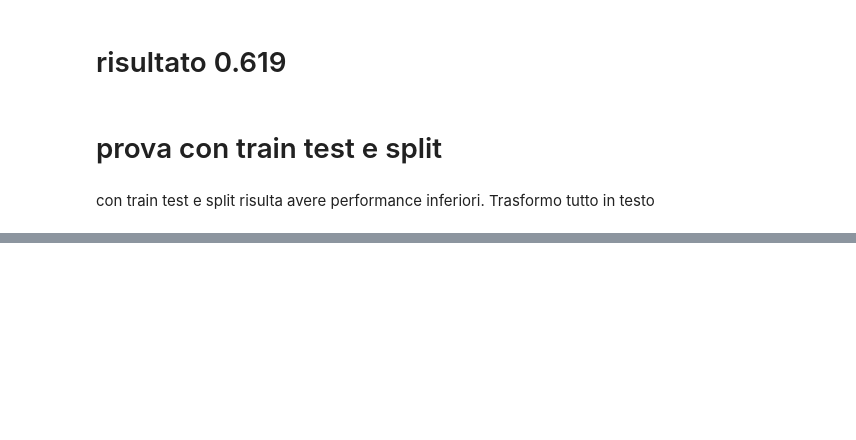
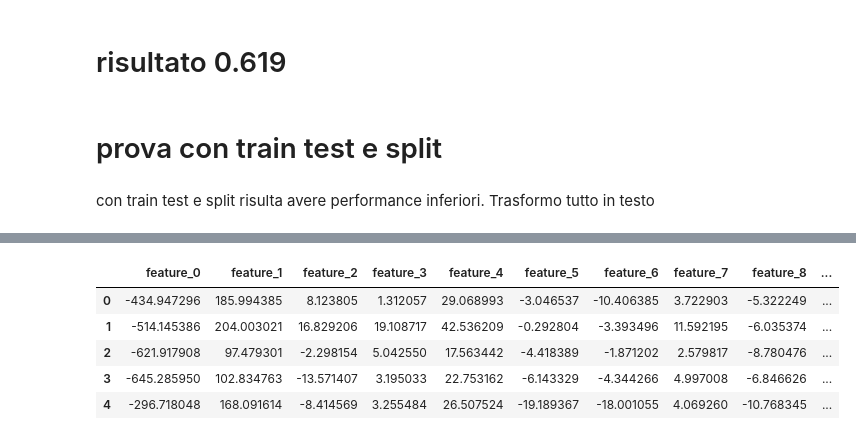
Before and after one commit to notlosca/audio_emotion_classification, a Jupyter notebook: first_trial.ipynb, the cells around one changed output, grey strips where cells are left out. Drawn from its saved outputs; the diff is of its cells as text; code cells hidden in the pictures; blank space fills up the shorter version.

```diff
--- a/first_trial.ipynb
+++ b/first_trial.ipynb
@@ -85,11 +85,19 @@ def flatten(l:list):
             flattened_list.append(i)
     return flattened_list
 
-def compute_feature(list_of_arrays:list) -> dict:
+def compute_feature(list_of_arrays:list, prefix=None) -> dict:
+
     d = dict()
-    for id in range(len(list_of_arrays)):
-        d[f'{id}_mean_feature'] = np.mean(list_of_arrays[id])
-        d[f'{id}_std_feature'] = np.std(list_of_arrays[id])
+
+    if prefix == None:
+      for id in range(len(list_of_arrays)):
+          d[f'{id}_mean_feature'] = np.mean(list_of_arrays[id])
+          d[f'{id}_std_feature'] = np.std(list_of_arrays[id])
+    else:
+      for id in range(len(list_of_arrays)):
+          d[f'{id}_{prefix}_mean_feature'] = np.mean(list_of_arrays[id])
+          d[f'{id}_{prefix}_std_feature'] = np.std(list_of_arrays[id])
+
     return d
 
 def create_dict_dataset(path:str, is_eval:bool=False) -> dict:
@@ -322,0 +465,64 @@ con train test e split risulta avere performance inferiori. Trasformo tutto in t
+# %%
+import librosa
+import numpy as np
+import pandas as pd
+import matplotlib.pyplot as plt
+import os
+import seaborn as sns
+from tqdm import tqdm
+
+path = './summer_2022_project/'
+audio_path = path + 'audio/'
+
+df = pd.read_csv(path+'development.csv', dtype={'filename':'string', 'emotion':'string'}) # set string as type
+eval_df = pd.read_csv(path+'evaluation.csv', dtype={'filename':'string'}) # set string as type
+
+labels = df.emotion.unique()
+labels_dict = {v:k for k,v in enumerate(labels)} #needed to transform categorical labels
+
+df['encoded_emotion'] = df['emotion'].map(labels_dict)
+df.head()
+
+d = dict()
+for filename in tqdm(df.filename):
+    d1 = dict()
+    signal, sr = librosa.load(audio_path + filename, res_type='kaiser_fast')
+    mfccs = librosa.feature.mfcc(y=signal, sr=sr, n_mfcc=40)
+    mfccs_mean= np.mean(mfccs, axis=-1) #mean along time axis. 1 value for each coefficient, the mean one
+    mfccs_std = np.std(mfccs, axis=-1) #std along time axis. 1 value for each coefficient, the std one
+    # delta_mfccs_mean = np.mean(librosa.feature.delta(mfccs), axis=-1)
+    # delta_mfccs_std = np.std(librosa.feature.delta(mfccs), axis=-1)
+    # delta2_mfccs_mean = np.mean(librosa.feature.delta(mfccs, order=2), axis=-1)
+    # delta2_mfccs_std = np.std(librosa.feature.delta(mfccs, order=2), axis=-1)
+
+
+
+    d1 = {f'feature_{k}':v for k,v in enumerate(
+        np.concatenate(
+            [
+             mfccs_mean, mfccs_std,
+             # delta_mfccs_mean, delta_mfccs_std,
+             # delta2_mfccs_mean, delta2_mfccs_std
+             ]
+            )
+        )
+          } # extract mfccs
+
+    d1['duration'] = signal.shape[0]/sr
+    d1['zcr_std'] = np.mean(librosa.feature.zero_crossing_rate(y=signal), axis=-1)[0]
+    d1['zcr_std'] = np.std(librosa.feature.zero_crossing_rate(y=signal), axis=-1)[0]
+    d[(int)(filename.split('.')[0])] = d1
+
+temp_df = pd.DataFrame.from_dict(d).T
+
+temp_df['encoded_emotion'] = df.encoded_emotion
+#temp_df['max_sample'] = temp_df['samples'].map(lambda x: max(x))
+temp_df = temp_df.astype({'duration':float})
+temp_df.head()
+# %% [output]
+|  | feature_0 | feature_1 | feature_2 | feature_3 | feature_4 | feature_5 | feature_6 | feature_7 | feature_8 | ... |
+| 0 | -434.947296 | 185.994385 | 8.123805 | 1.312057 | 29.068993 | -3.046537 | -10.406385 | 3.722903 | -5.322249 | ... |
+| 1 | -514.145386 | 204.003021 | 16.829206 | 19.108717 | 42.536209 | -0.292804 | -3.393496 | 11.592195 | -6.035374 | ... |
+| 2 | -621.917908 | 97.479301 | -2.298154 | 5.042550 | 17.563442 | -4.418389 | -1.871202 | 2.579817 | -8.780476 | ... |
+| 3 | -645.285950 | 102.834763 | -13.571407 | 3.195033 | 22.753162 | -6.143329 | -4.344266 | 4.997008 | -6.846626 | ... |
+| 4 | -296.718048 | 168.091614 | -8.414569 | 3.255484 | 26.507524 | -19.189367 | -18.001055 | 4.069260 | -10.768345 | ... |
```
Also changed, not shown: parts of 13 cells of this notebook, 2 other files.
